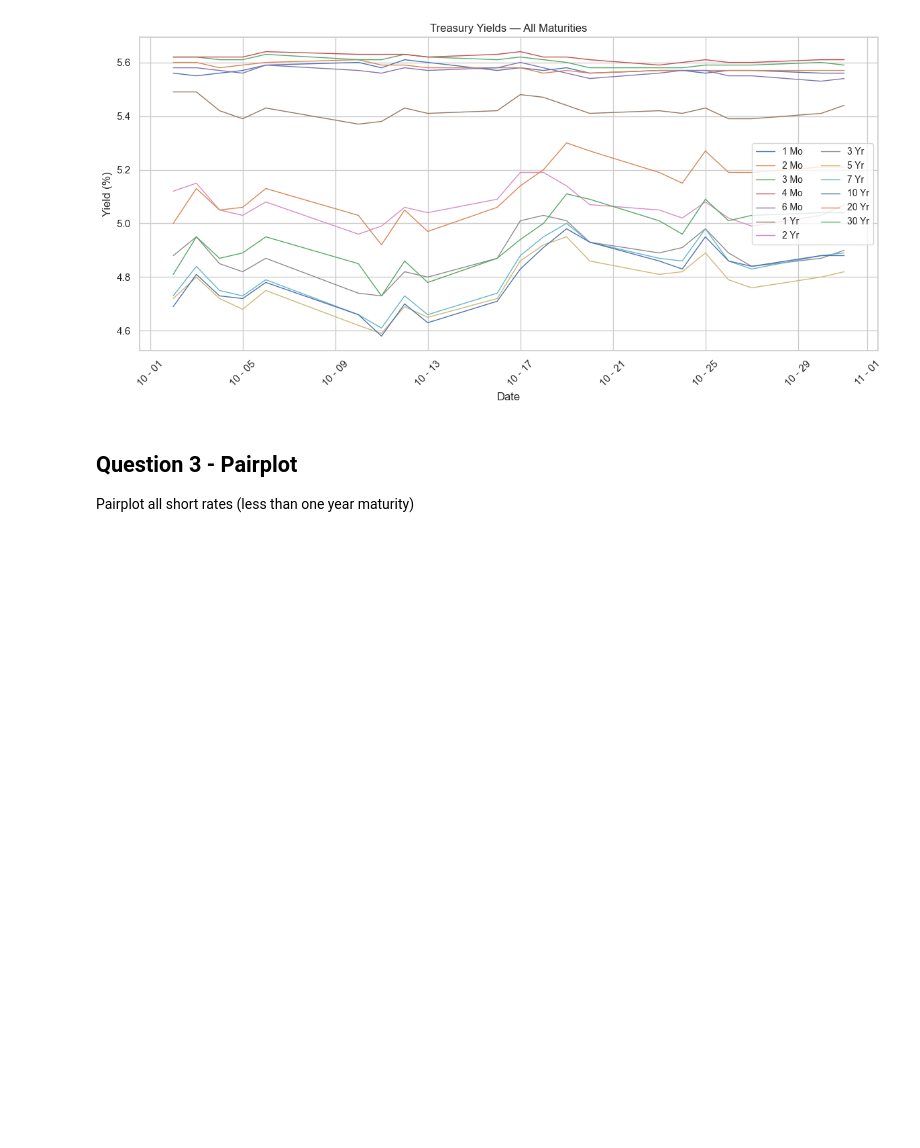
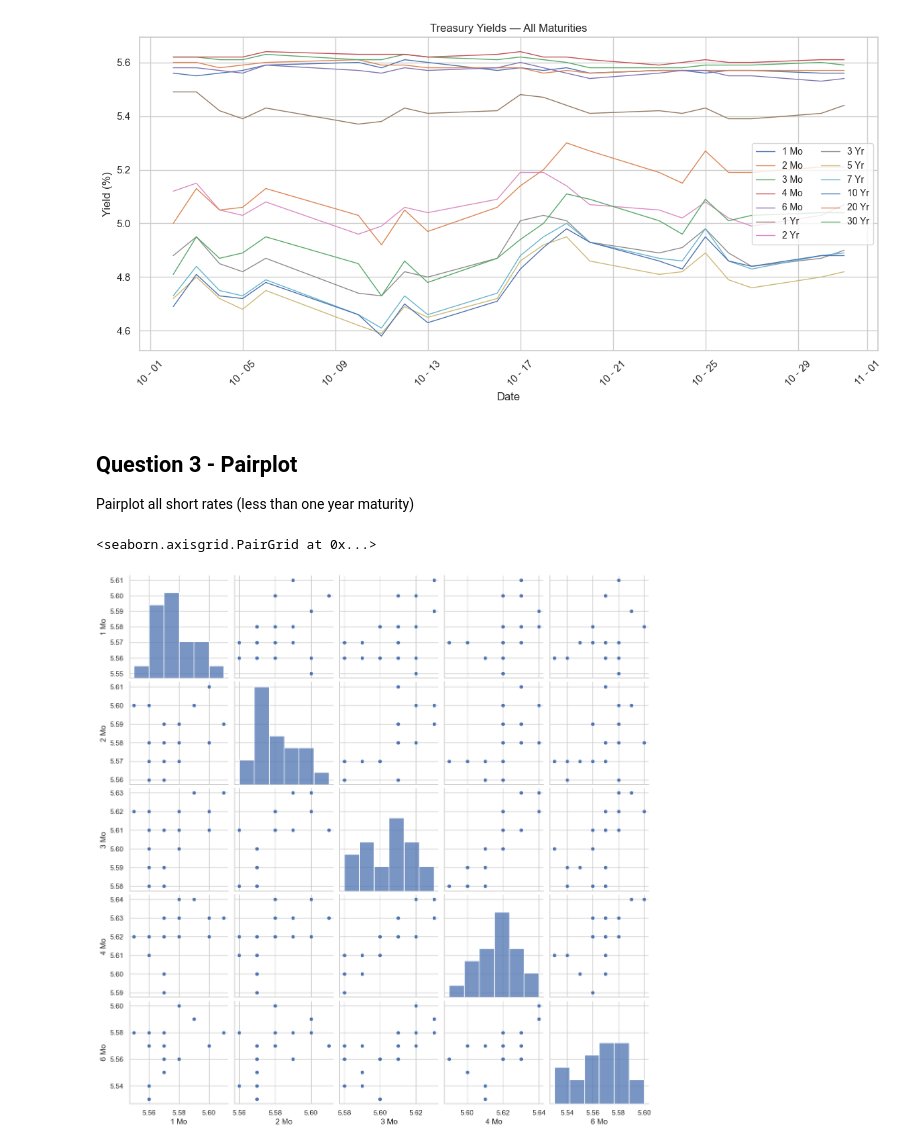
Before and after one commit to bryankeating10/Python-and-Math-for-ML, a Jupyter notebook: Module_6/Homework_6.ipynb, the cells around one changed output. Saved outputs shown, nothing was run; the diff lists cells and outputs as text; code cells hidden in the pictures; blank space fills up the shorter version.

```diff
--- a/Module_6/Homework_6.ipynb
+++ b/Module_6/Homework_6.ipynb
@@ -61,5 +61,9 @@ plt.show()
 ## Question 3 - Pairplot
 Pairplot all short rates (less than one year maturity)
 # %%
-T_bill_cols = ['1 Mo','2 Mo','3 Mo','4 Mo','6 Mo']
-T_bills
+t_bill_cols = ['1 Mo','2 Mo','3 Mo','4 Mo','6 Mo']
+t_bills_pair = yld_rts[t_bill_cols]
+sns.pairplot(t_bills_pair)
+# %% [output]
+<seaborn.axisgrid.PairGrid at 0x...>
+[figure, added]
```
Also changed, not shown: parts of 2 cells of this notebook.
